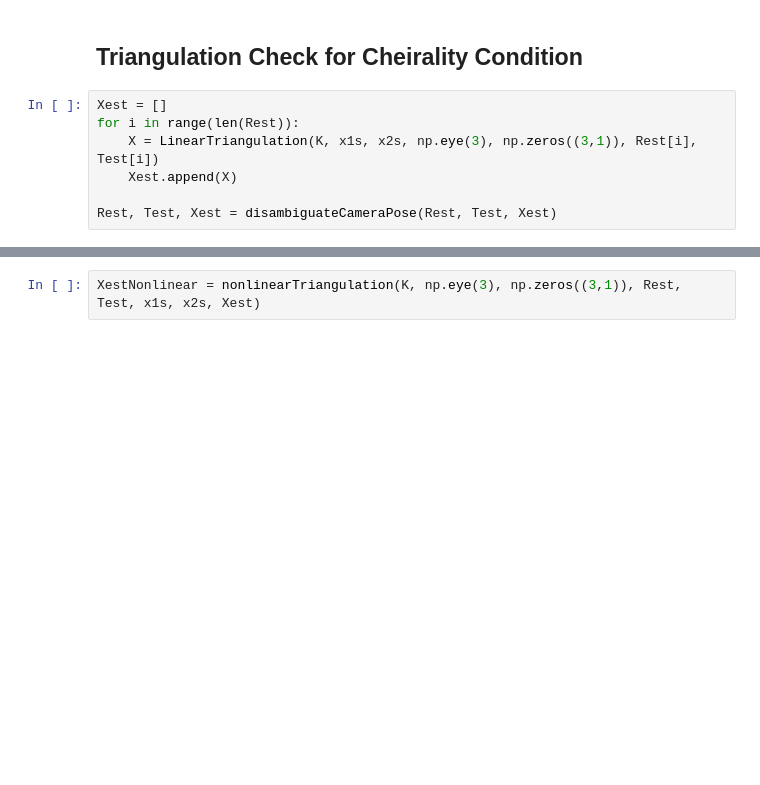
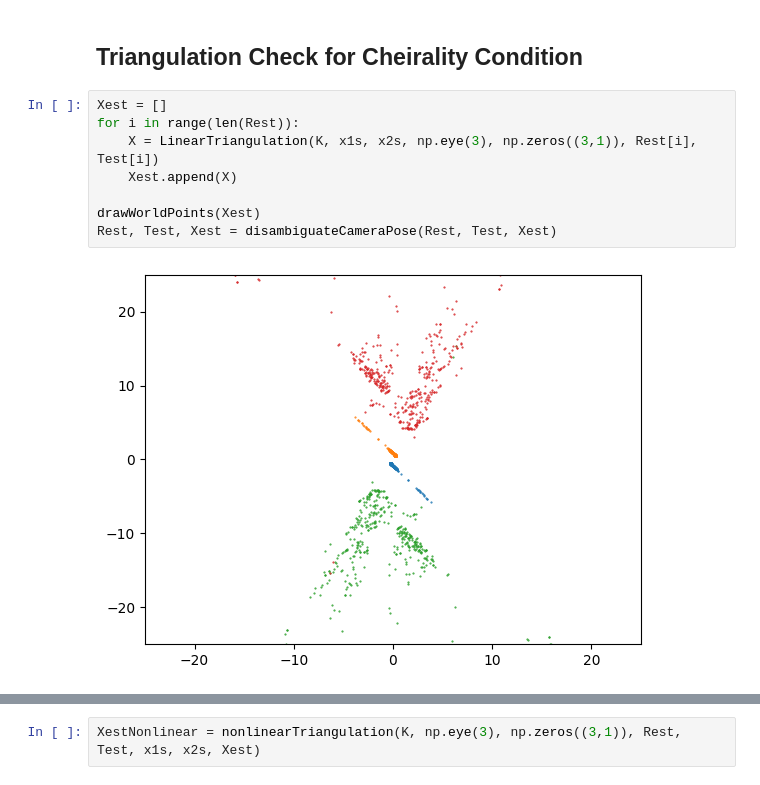
Before and after one commit to sixer51/SfM-NeRF, a Jupyter notebook: Phase1/main.ipynb, the cells around one changed output, grey strips where cells are left out. Cells and saved outputs as stored; diff of their text form; blank space fills up the shorter version.

```diff
--- a/Phase1/main.ipynb
+++ b/Phase1/main.ipynb
@@ -86,10 +103,13 @@ print(Test)
 # %%
 Xest = []
 for i in range(len(Rest)):
     X = LinearTriangulation(K, x1s, x2s, np.eye(3), np.zeros((3,1)), Rest[i], Test[i])
     Xest.append(X)
 
+drawWorldPoints(Xest)
 Rest, Test, Xest = disambiguateCameraPose(Rest, Test, Xest)
+# %% [output]
+[figure, added]
 # %%
 drawWorldPoints([Xest])
 # drawWorldPoints(Xest)
```
Also changed, not shown: parts of 12 cells of this notebook, 2 other files.
